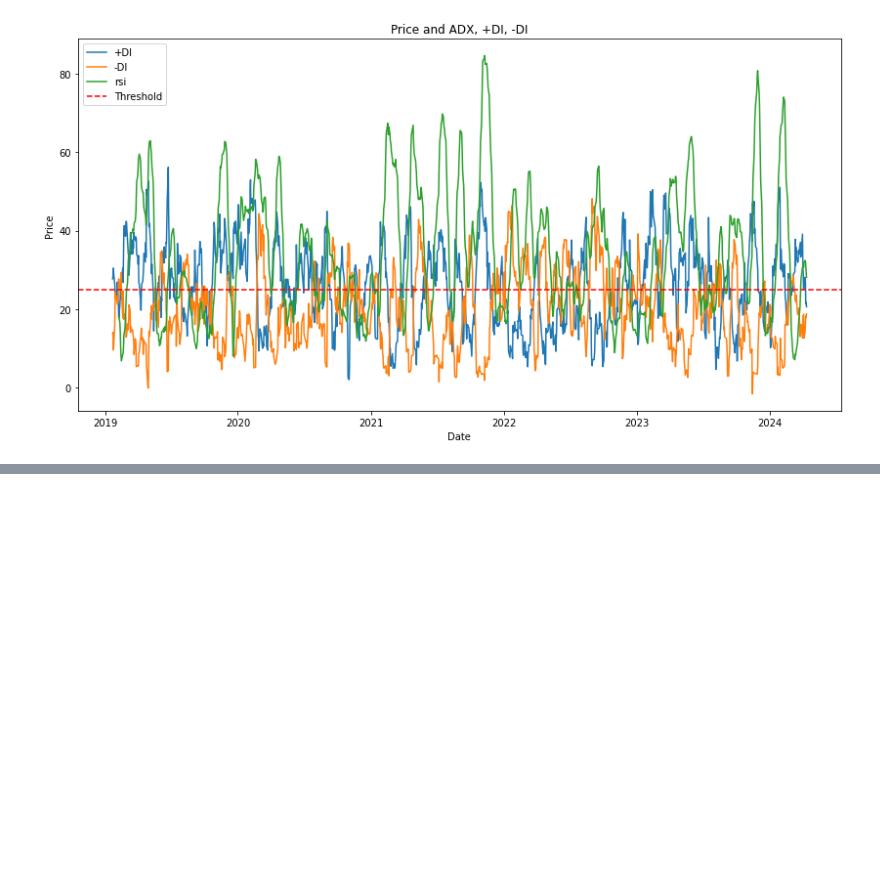
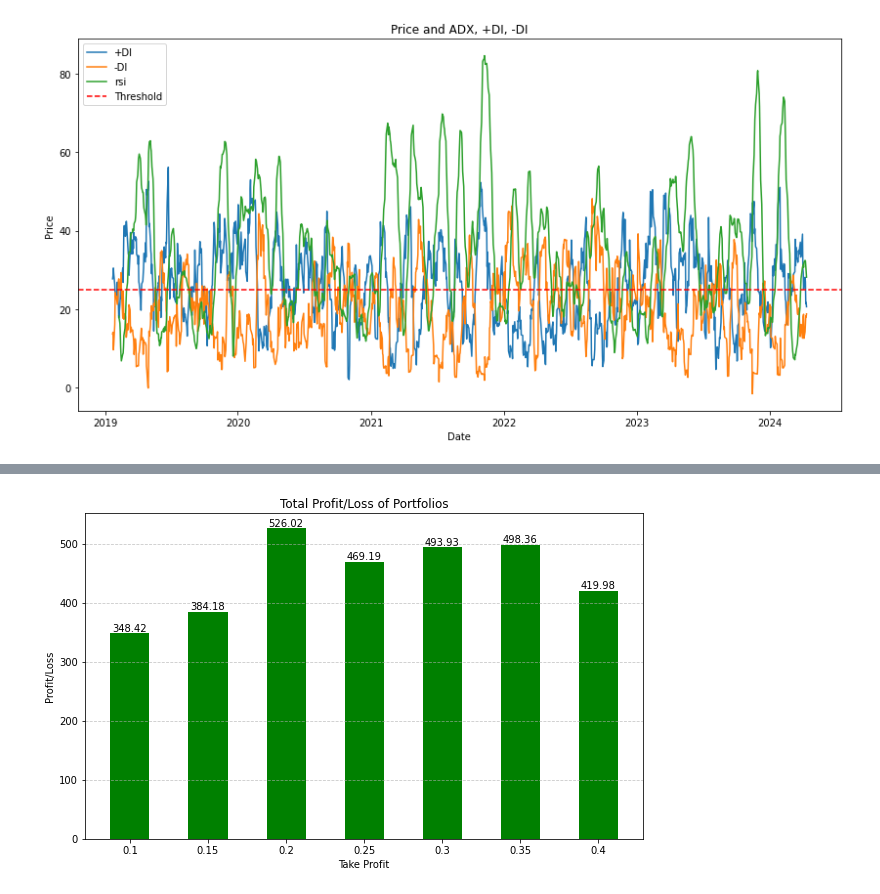
Before and after one commit to stefancourt/Trading-bot-website, a Jupyter notebook: Technical Documents/Jupyter/AI-Backtesting.ipynb, the cells around one changed output, grey strips where cells are left out. Drawn from its saved outputs; the diff is of its cells as text; code cells hidden in the pictures; blank space fills up the shorter version.

Commit message:
Added graphs and completed AI on jupyter

```diff
--- a/Technical Documents/Jupyter/AI-Backtesting.ipynb
+++ b/Technical Documents/Jupyter/AI-Backtesting.ipynb
@@ -205,7 +205,7 @@ def backtest_strategy(data, initial_cash, transaction_cost, stop_loss, take_prof
         if signal == 1.0 and cash_balance >= price * multiplier and tp == 0:
             # Buy
             amount = price
-            multiplier = round(cash_balance/amount, 2)
+            multiplier = round(initial_cash/amount, 2)
             portfolio.loc[index, 'Position'] = 1.0
             cash_balance -= price * multiplier
             tp = take_profit_price
@@ -214,7 +214,7 @@ def backtest_strategy(data, initial_cash, transaction_cost, stop_loss, take_prof
         elif signal == -1.0 and cash_balance >= price * multiplier and tp == 0:
             # Sell
             amount = price
-            multiplier = round(cash_balance/amount, 2)
+            multiplier = round(initial_cash/amount, 2)
             portfolio.loc[index, 'Position'] = -1.0
             cash_balance -= price * multiplier
             tp = stop_loss_price
@@ -1145,0 +492,57 @@ Complete Slow, Total Profit/Loss: -8.0 , No-Trades: 8.0  Win%: 25.0
+# %%
+def loop(df):
+    n=0
+    for take_profit in take_profit_values:
+        portfolio = backtest_strategy(df, initial_cash=100, transaction_cost=0, complete=True, short_window=5, long_window=10, adx_window=14, adx_threshold=25, rsi_window=70, overbought_threshold=70, oversold_threshold=60, stop_loss=0.05, take_profit=take_profit)
+        pnl_list[n] = pnl_list[n] + portfolio.iloc[-1]['pnl']
+        n+=1
+# %%
+take_profit_values = [0.1, 0.15, 0.2, 0.25, 0.3, 0.35, 0.4]
+pnl_list = []
+
+df = pd.read_csv("MSFT_hist.csv")
+df = df[df['Date'] >= '2015-01-01']
+
+for take_profit in take_profit_values:
+    portfolio = backtest_strategy(df, initial_cash=100, transaction_cost=0, complete=True, short_window=5, long_window=10, adx_window=14, adx_threshold=25, rsi_window=70, overbought_threshold=70, oversold_threshold=60, stop_loss=0.05, take_profit=take_profit)
+    pnl_list.append(portfolio.iloc[-1]['pnl'])
+
+df = pd.read_csv("AAPL_hist.csv")
+df = df[df['Date'] >= '2015-01-01']
+loop(df)
+df = pd.read_csv("JPM_hist.csv")
+df = df[df['Date'] >= '2015-01-01']
+loop(df)
+df = pd.read_csv("BAC_hist.csv")
+df = df[df['Date'] >= '2015-01-01']
+loop(df)
+df = pd.read_csv("PFE_hist.csv")
+df = df[df['Date'] >= '2015-01-01']
+loop(df)
+df = pd.read_csv("JNJ_hist.csv")
+df = df[df['Date'] >= '2015-01-01']
+loop(df)
+
+# Create figure and axis
+fig, ax = plt.subplots(figsize=(10, 6))
+
+# Create bars for each value
+bar_width = 0.5
+index = np.arange(len(take_profit_values))
+bars = ax.bar(index, pnl_list, bar_width, color=['green' if pl >= 0 else 'red' for pl in pnl_list])
+
+# Add labels, title, and grid
+ax.set_xlabel('Take Profit')
+ax.set_ylabel('Profit/Loss')
+ax.set_title('Total Profit/Loss of Portfolios')
+ax.set_xticks(index)
+ax.set_xticklabels(take_profit_values)
+ax.grid(axis='y', linestyle='--', alpha=0.7)
+
+# Display values on top of bars
+for i, bar in enumerate(bars):
+    plt.text(bar.get_x() + bar.get_width() / 2, bar.get_height(), str(round(pnl_list[i],2)), ha='center', va='bottom')
+
+plt.show()
+# %% [output]
+[figure, added]
```
Also changed, not shown: parts of 9 cells of this notebook, 2 other files.
